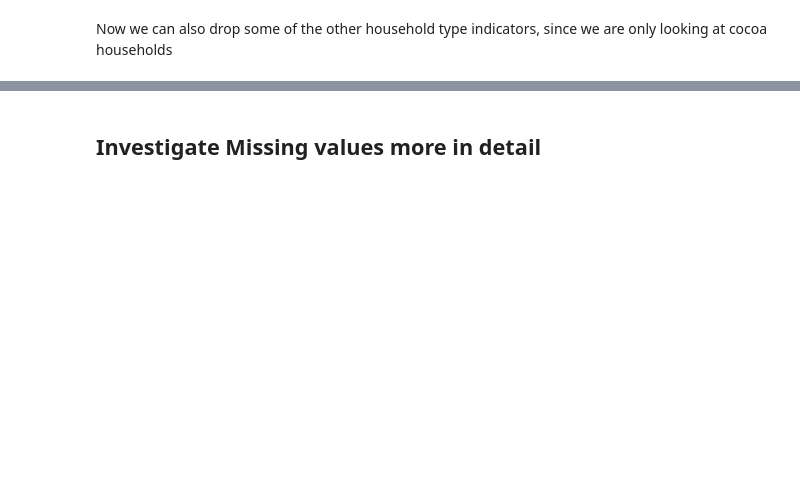
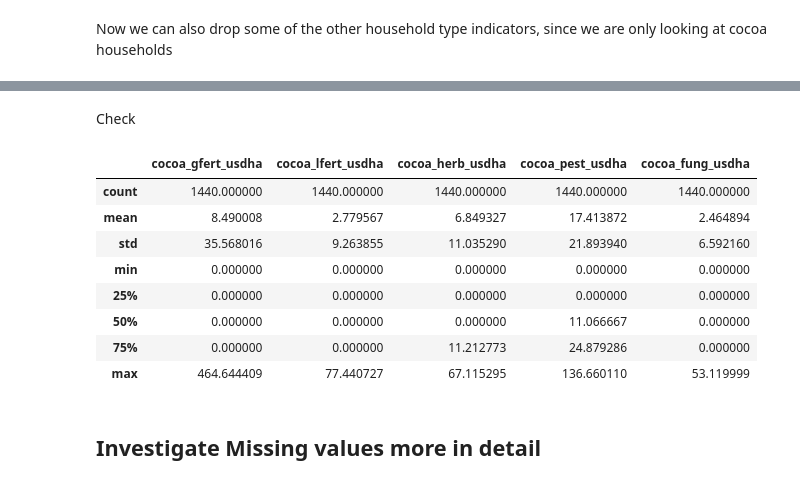
Before and after one commit to mtyszler/LivingIncomeModel, a Jupyter notebook: LivingIncomeAnalysis.ipynb, the cells around one changed output, grey strips where cells are left out. Drawn from its saved outputs; the diff is of its cells as text; code cells hidden in the pictures; blank space fills up the shorter version.

```diff
--- a/LivingIncomeAnalysis.ipynb
+++ b/LivingIncomeAnalysis.ipynb
@@ -366,3 +569,21 @@ Shape of data set: (1455, 823)
+# %%
+# iterate through all input costs
+for col in inputcosts_extended_list:
+    data = fill_na_by_group(data, col, 'Analytical Group')
+# %% [markdown]
+Check
+# %%
+data[inputcosts_extended_list].describe()
+# %% [output]
+|  | cocoa_gfert_usdha | cocoa_lfert_usdha | cocoa_herb_usdha | cocoa_pest_usdha | cocoa_fung_usdha |
+| count | 1440.000000 | 1440.000000 | 1440.000000 | 1440.000000 | 1440.000000 |
+| mean | 8.490008 | 2.779567 | 6.849327 | 17.413872 | 2.464894 |
+| std | 35.568016 | 9.263855 | 11.035290 | 21.893940 | 6.592160 |
+| min | 0.000000 | 0.000000 | 0.000000 | 0.000000 | 0.000000 |
+| 25% | 0.000000 | 0.000000 | 0.000000 | 0.000000 | 0.000000 |
+| 50% | 0.000000 | 0.000000 | 0.000000 | 11.066667 | 0.000000 |
+| 75% | 0.000000 | 0.000000 | 11.212773 | 24.879286 | 0.000000 |
+| max | 464.644409 | 77.440727 | 67.115295 | 136.660110 | 53.119999 |
 # %% [markdown]
 ## Investigate Missing values more in detail
 # %%
```
Also changed, not shown: parts of 50 cells of this notebook.
